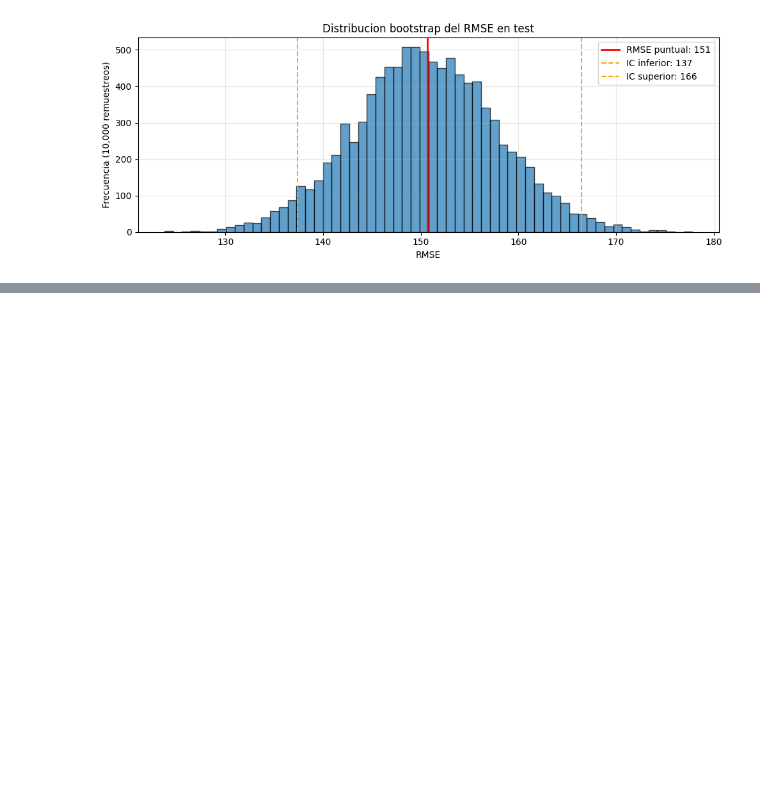
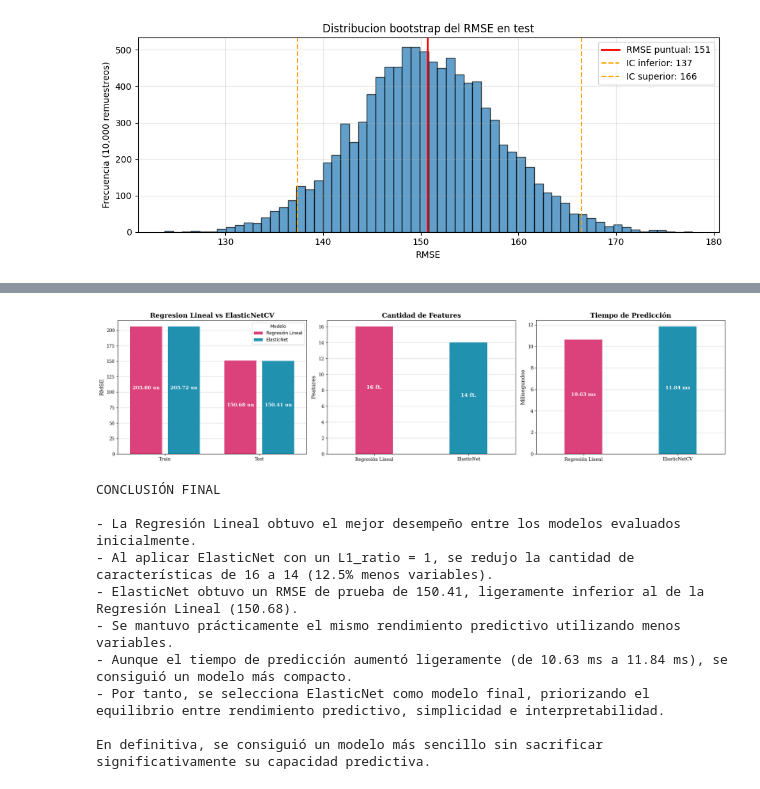
Before and after one commit to mazuelosleandro0-prog/Demand_Bakery, a Jupyter notebook: Model/ModelBakery.ipynb, the cells around one changed output, grey strips where cells are left out. Drawn from its saved outputs; the diff is of its cells as text; code cells hidden in the pictures; blank space fills up the shorter version.

```diff
--- a/Model/ModelBakery.ipynb
+++ b/Model/ModelBakery.ipynb
@@ -783,0 +906,74 @@ plt.show()
+# %%
+fig, ax = plt.subplots(1,3,figsize=(20, 5))
+
+# Gráfico comparativo del desempeño predictivo de los modelos según el RMSE
+bar1=sns.barplot(data=resultados,x='Conjunto',y='RMSE',ax=ax[0],hue='Modelo',width=0.8,gap=0.15,palette={'Regresión Lineal':'#F52773',
+                                                                                                         'ElasticNet':'#099EC8'})
+estilo_ejes(None,ax[0],None,"RMSE")
+ax[0].grid(alpha=0.5,axis="y")
+ax[0].set_axisbelow(True)
+ax[0].set_title('Regresion Lineal vs ElasticNetCV',fontname="DejaVu Serif",fontweight="bold",fontsize=15)
+for b in bar1.patches:
+    val = b.get_height()
+    if val > 0:
+        ax[0].text(b.get_x() + b.get_width()/2, val/2, f"{val:.2f} un", ha='center' ,va='bottom'
+        , fontweight='bold',fontname='DejaVu Serif',color='white',fontsize=11)
+
+
+
+# Gráfico comparativo de la cantidad de Features usados en cada modelo
+
+bar2=sns.barplot(data=Features,x='Modelo',y='Cantidad',ax=ax[1],hue='Modelo',width=0.4,palette={'Regresión Lineal':'#F52773',
+                                                                                       'ElasticNet':'#099EC8'})
+estilo_ejes(None,ax[1],None,"Features")
+ax[1].grid(alpha=0.5,axis="y")
+ax[1].set_axisbelow(True)
+ax[1].set_title("Cantidad de Features",fontname="DejaVu Serif",fontweight="bold",fontsize=15)
+for b in bar2.patches:
+    val = b.get_height()
+    if val > 0:
+        ax[1].text(b.get_x() + b.get_width()/2, val/2, f"{val:.0f} ft.", ha='center' ,va='bottom'
+        , fontweight='bold',fontname='DejaVu Serif',color='white',fontsize=12)
+
+
+
+# Gráfico comparativo del tiempo de predicción de cada modelo
+tiempo=sns.barplot(data=tiempototal,x='Modelo',y='Tiempo',ax=ax[2],hue='Modelo',width=0.4,palette={'Regresión Lineal':'#F52773',
+                                                                                                         'ElasticNetCV':'#099EC8'})
+ax[2].grid(alpha=0.5,axis="y")
+ax[2].set_axisbelow(True)
+ax[2].set_title('Tiempo de Predicción',fontname="DejaVu Serif",fontweight="bold",fontsize=15)
+estilo_ejes(None,ax[2],None,"Milisegundos")
+for b in tiempo.patches:
+    val = b.get_height()
+    if val > 0:
+        ax[2].text(b.get_x() + b.get_width()/2, val/2, f"{val:.2f} ms", ha='center' ,va='bottom'
+        , fontweight='bold',fontname='DejaVu Serif',color='white',fontsize=11)
+plt.tight_layout()
+plt.show()
+
+
+print("""
+CONCLUSIÓN FINAL
+
+- La Regresión Lineal obtuvo el mejor desempeño entre los modelos evaluados inicialmente.
+- Al aplicar ElasticNet con un L1_ratio = 1, se redujo la cantidad de características de 16 a 14 (12.5% menos variables).
+- ElasticNet obtuvo un RMSE de prueba de 150.41, ligeramente inferior al de la Regresión Lineal (150.68).
+- Se mantuvo prácticamente el mismo rendimiento predictivo utilizando menos variables.
+- Aunque el tiempo de predicción aumentó ligeramente (de 10.63 ms a 11.84 ms), se consiguió un modelo más compacto.
+- Por tanto, se selecciona ElasticNet como modelo final, priorizando el equilibrio entre rendimiento predictivo, simplicidad e interpretabilidad.
+
+En definitiva, se consiguió un modelo más sencillo sin sacrificar significativamente su capacidad predictiva.
+""")
+# %% [output]
+[figure, added]
+CONCLUSIÓN FINAL
+
+- La Regresión Lineal obtuvo el mejor desempeño entre los modelos evaluados inicialmente.
+- Al aplicar ElasticNet con un L1_ratio = 1, se redujo la cantidad de características de 16 a 14 (12.5% menos variables).
+- ElasticNet obtuvo un RMSE de prueba de 150.41, ligeramente inferior al de la Regresión Lineal (150.68).
+- Se mantuvo prácticamente el mismo rendimiento predictivo utilizando menos variables.
+- Aunque el tiempo de predicción aumentó ligeramente (de 10.63 ms a 11.84 ms), se consiguió un modelo más compacto.
+- Por tanto, se selecciona ElasticNet como modelo final, priorizando el equilibrio entre rendimiento predictivo, simplicidad e interpretabilidad.
+
+En definitiva, se consiguió un modelo más sencillo sin sacrificar significativamente su capacidad predictiva.
```
Also changed, not shown: parts of 12 cells of this notebook, 7 other files.
